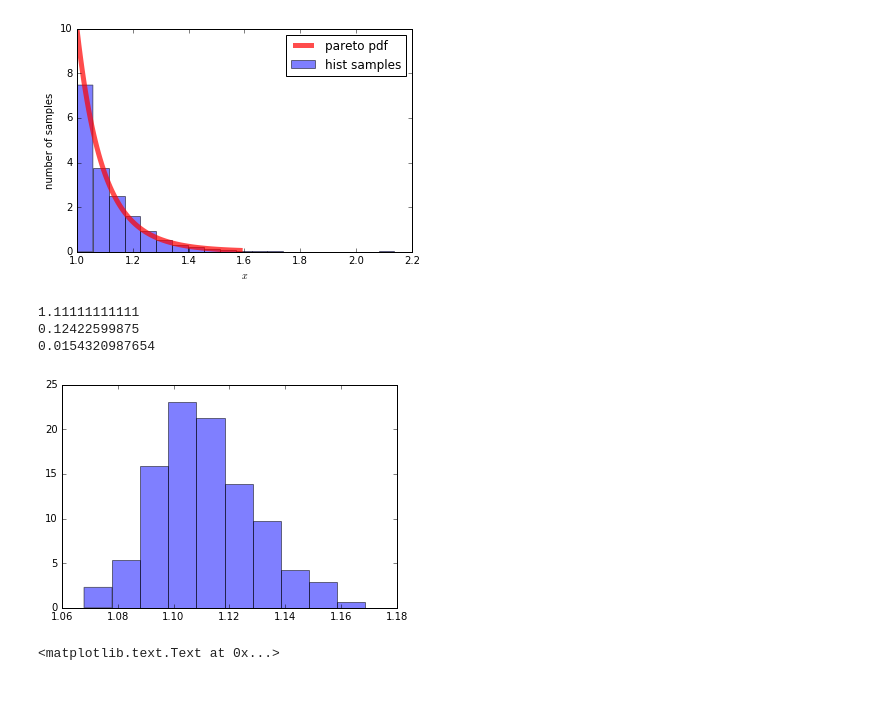
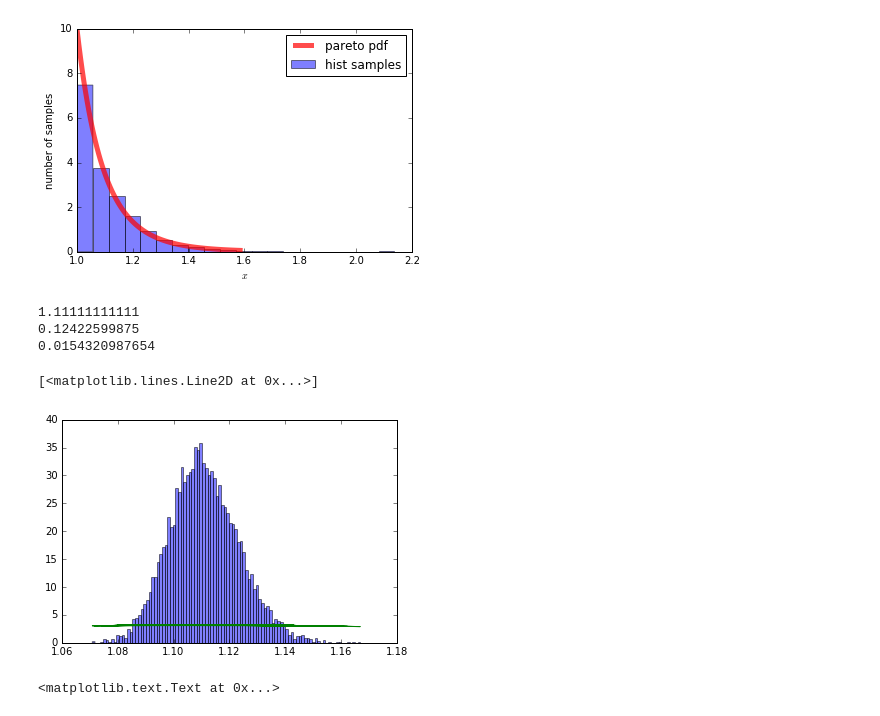
Before and after one commit to BlinJin/Machine-Learning, a Jupyter notebook: Sertification_Course/Week 4/Assigment_week4.ipynb, the cells around one changed output. Drawn from its saved outputs; the diff is of its cells as text; code cells hidden in the pictures.

```diff
--- a/Sertification_Course/Week 4/Assigment_week4.ipynb
+++ b/Sertification_Course/Week 4/Assigment_week4.ipynb
@@ -68,38 +68,49 @@ m = []
 for _ in xrange(20):
     m.append(np.mean(pareto.rvs(k, size=1000)))
 # plt.hist(m, normed=True, alpha=0.5, label='hist samples')
 
 mean = pareto.mean(k)
 EX = mean
 print mean
 std = pareto.std(k)
 print std
 DX = std**2
 print DX
 
-n = 50
-values = np.array([ pareto.rvs(k, size=n) for x in range(1000)])
+n = 100
+values = np.array([ pareto.rvs(k, size=n) for x in range(10000)])
 # print 'values ', values
 # print 'mean ', values.mean(axis = 1)
 meanAr = values.mean(axis = 1)
-plt.hist(meanAr, normed=True, alpha=0.5, label='hist samples')
+plt.hist(meanAr, normed=True, alpha=0.5, bins=100, label='hist samples')
 
 import scipy.stats as sts
 
 mu = EX
 sigma = DX/n
 
 # зададим нормально распределенную случайную величину
 norm_rv = sts.norm(loc=mu, scale=std)
-x = np.linspace(0.5,2,100)
+x = np.linspace(1,1.22,100)
 # print x
 pdf = norm_rv.pdf(x)
 # plt.plot(x, pdf)
+
+# для построения используем библиотеку Pandas:
+import pandas as pd
+df = pd.DataFrame(meanAr)
+# print df
+norm_rv = sts.norm(loc=mu, scale=std)
+x = np.linspace(1,1.22,100)
+# print x
+pdf = norm_rv.pdf(df)
+plt.plot(df, pdf)
 # %% [output]
 1.11111111111
 0.12422599875
 0.0154320987654
+[<matplotlib.lines.Line2D at 0x...>]
-[figure, old version]
+[figure, new version]
 # %%
 # на том же графике построим теоретическую функцию распределения:
 x = np.linspace(-4,4,100)
```
